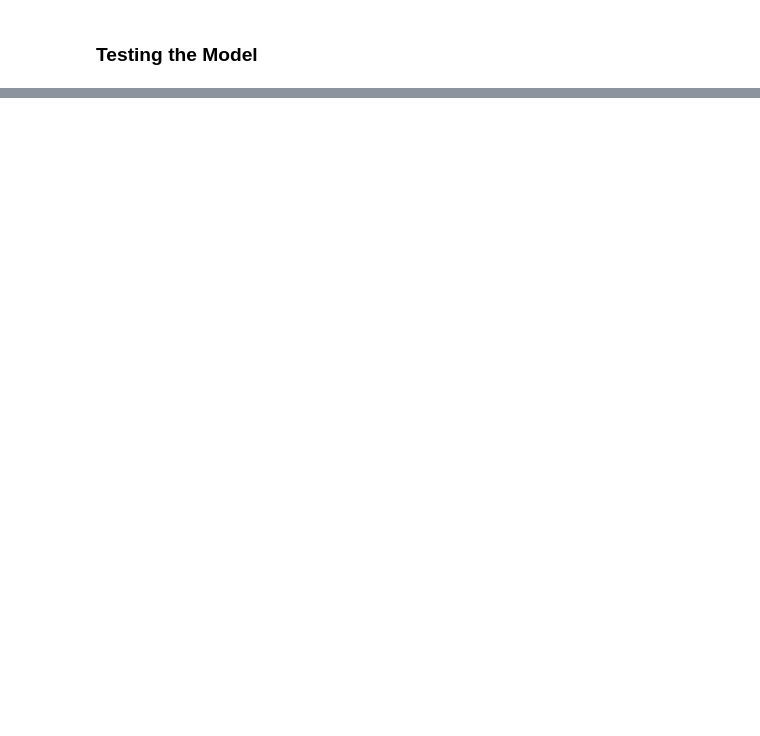
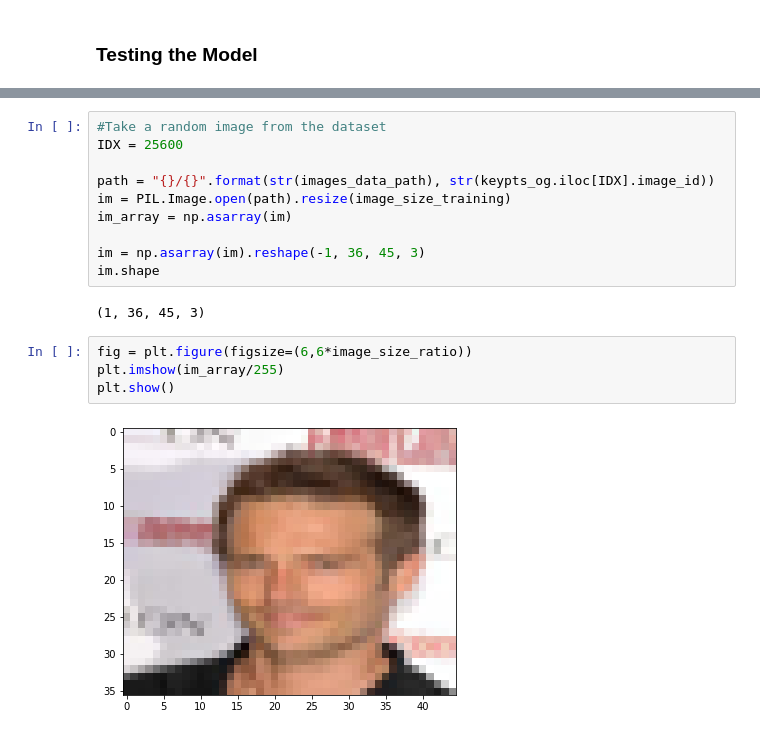
Before and after one commit to scho-git/springboard, a Jupyter notebook: face_detection_project/face-classification.ipynb, the cells around one changed output, grey strips where cells are left out. Cells and saved outputs as stored; diff of their text form; blank space fills up the shorter version.

```diff
--- a/face_detection_project/face-classification.ipynb
+++ b/face_detection_project/face-classification.ipynb
@@ -680,0 +684,18 @@ model.save('model.h5')
+# %%
+#Take a random image from the dataset
+IDX = 25600
+
+path = "{}/{}".format(str(images_data_path), str(keypts_og.iloc[IDX].image_id))
+im = PIL.Image.open(path).resize(image_size_training)
+im_array = np.asarray(im)
+
+im = np.asarray(im).reshape(-1, 36, 45, 3)
+im.shape
+# %% [output]
+(1, 36, 45, 3)
+# %%
+fig = plt.figure(figsize=(6,6*image_size_ratio))
+plt.imshow(im_array/255)
+plt.show()
+# %% [output]
+[figure, added]
```
Also changed, not shown: parts of 22 cells of this notebook, 3 other files.
